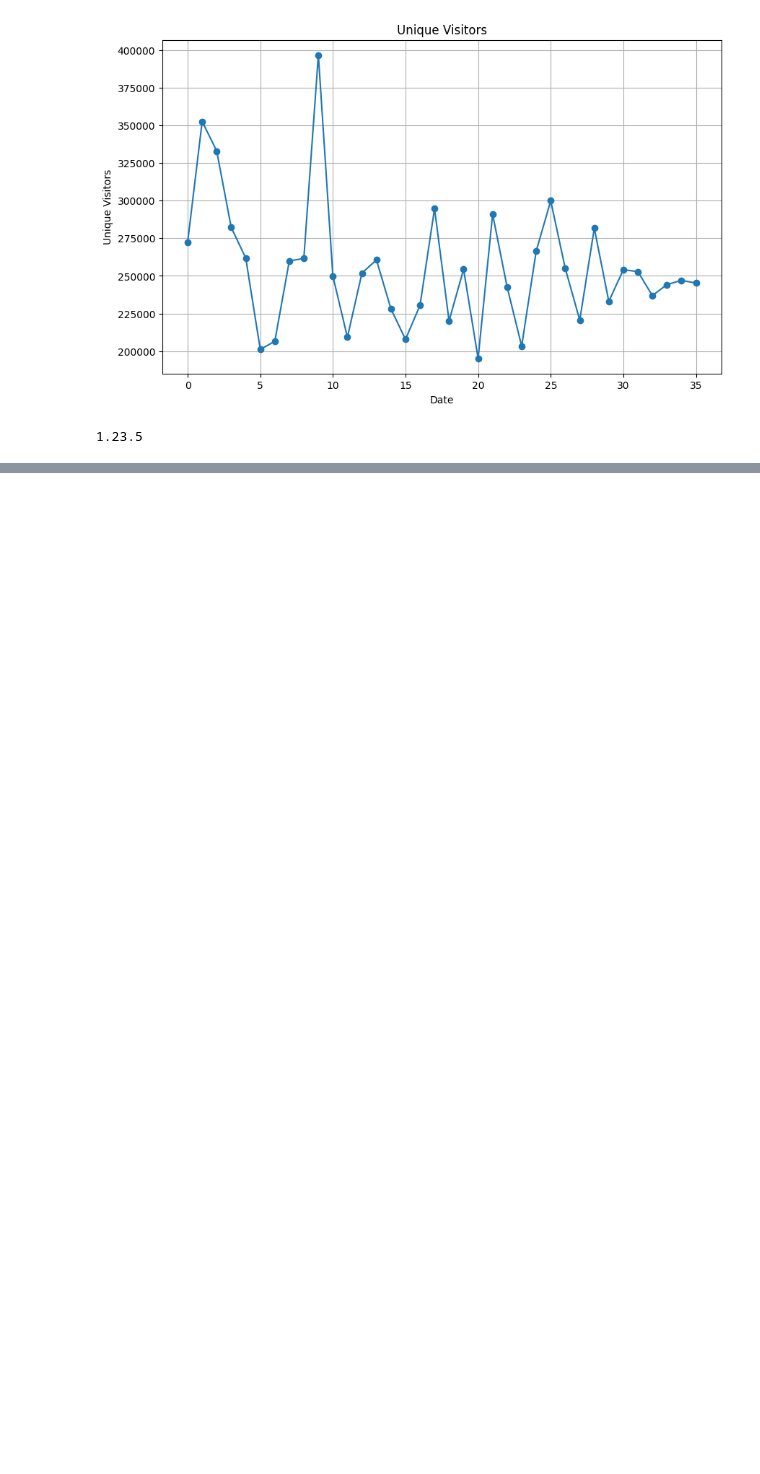
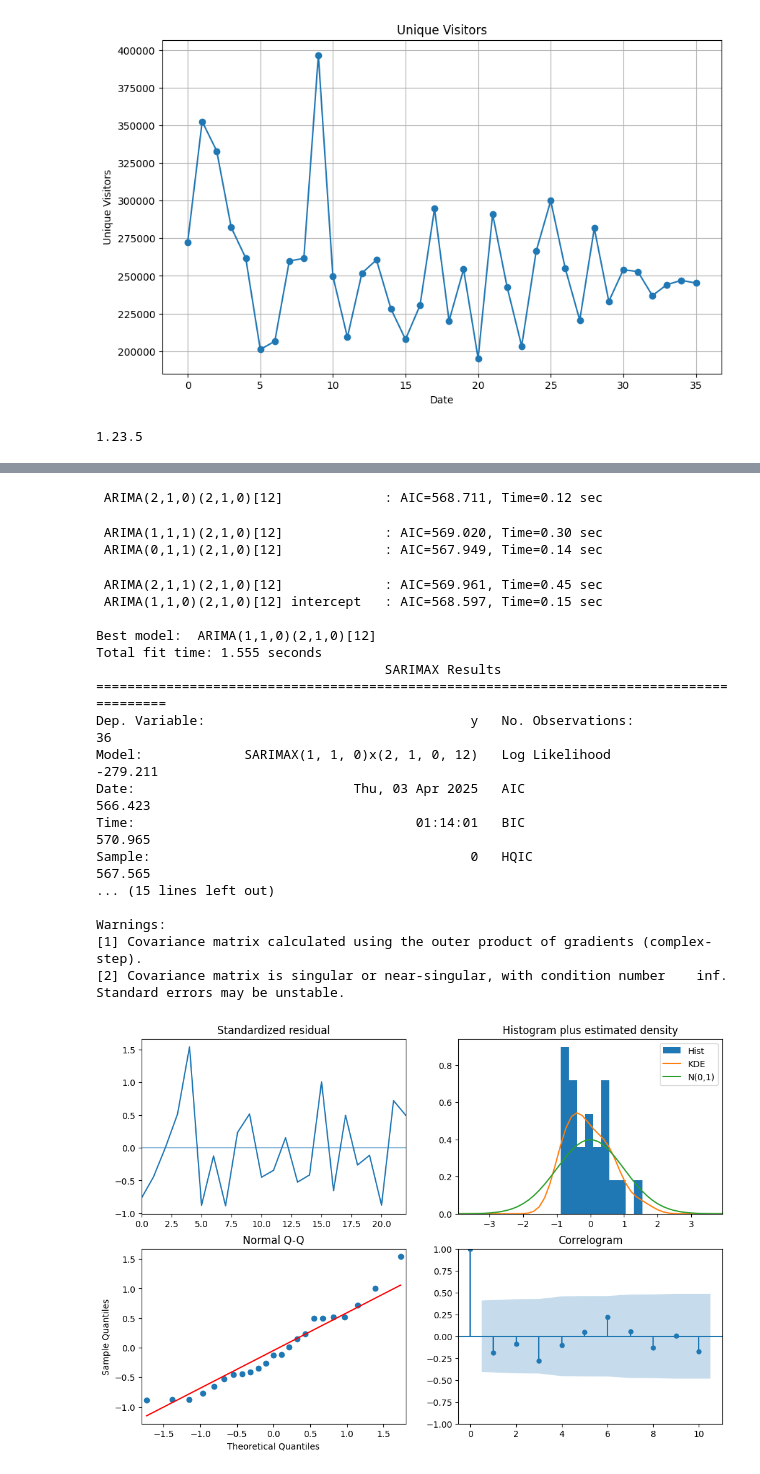
Before and after one commit to josean9/IA-Casos, a Jupyter notebook: notebooks/notebook1_eda.ipynb, the cells around one changed output, grey strips where cells are left out. Drawn from its saved outputs; the diff is of its cells as text; code cells hidden in the pictures; blank space fills up the shorter version.

```diff
--- a/notebooks/notebook1_eda.ipynb
+++ b/notebooks/notebook1_eda.ipynb
@@ -239,0 +44,57 @@ ValueError: Input contains NaN.
+# %%
+from sklearn.model_selection import train_test_split
+from sklearn.preprocessing import StandardScaler
+
+
+# 1. Preprocesamiento
+y = np.log1p(df["Unique_visitors"])  # Transformación logarítmica
+X = df[['SocialNetworks', 'PaidSearch']]  # Variables exógenas clave
+
+
+# Dividir en train y test (80%-20%)
+train_size = int(len(df) * 0.8)
+y_train, y_test = y.iloc[:train_size], y.iloc[train_size:]
+X_train, X_test = X.iloc[:train_size, :], X.iloc[train_size:, :]
+
+scaler = StandardScaler()
+
+# 3. Escalado (solo con datos de train para evitar data leakage)
+scaler = StandardScaler()
+X_scaled = pd.DataFrame(scaler.fit_transform(X),
+                           columns=X.columns,
+                           index=X.index)
+X_train_scaled = pd.DataFrame(scaler.fit_transform(X_train),
+                           columns=X_train.columns,
+                           index=X_train.index)
+X_test_scaled = pd.DataFrame(scaler.transform(X_test),
+                          columns=X_test.columns,
+                          index=X_test.index)
+
+
+# 2. Búsqueda del modelo óptimo
+model = auto_arima(
+    y,
+    exogenous=X_scaled,  # Opcional: eliminar si no hay relación clara
+    seasonal=True,
+    m=12,
+    d=1,                  # Diferenciación no estacional fija
+    D=1,                  # Diferenciación estacional fija
+    start_q=1, max_q=1,   # Solo MA(1)
+    start_Q=0, max_Q=0,   # Sin MA estacional
+    stepwise=True,
+    trace=True,
+    suppress_warnings=True,
+    error_action='ignore'
+)
+
+# 3. Predicción
+preds_log = model.predict(n_periods=12, exogenous=X_scaled)
+preds = np.expm1(preds_log)  # Revertir transformación
+
+# 3. Validación
+print(model.summary())
+
+# Gráficos de diagnóstico
+model.plot_diagnostics(figsize=(12, 8))
+plt.show()
+# %% [output]
@@ -239,0 +109,21 @@ ValueError: Input contains NaN.
+ ARIMA(2,1,0)(2,1,0)[12]             : AIC=568.711, Time=0.12 sec
+ ARIMA(1,1,1)(2,1,0)[12]             : AIC=569.020, Time=0.30 sec
+ ARIMA(0,1,1)(2,1,0)[12]             : AIC=567.949, Time=0.14 sec
+ ARIMA(2,1,1)(2,1,0)[12]             : AIC=569.961, Time=0.45 sec
+ ARIMA(1,1,0)(2,1,0)[12] intercept   : AIC=568.597, Time=0.15 sec
+
+Best model:  ARIMA(1,1,0)(2,1,0)[12]
+Total fit time: 1.555 seconds
+                                     SARIMAX Results
+==========================================================================================
+Dep. Variable:                                  y   No. Observations:                   36
+Model:             SARIMAX(1, 1, 0)x(2, 1, 0, 12)   Log Likelihood                -279.211
+Date:                            Thu, 03 Apr 2025   AIC                            566.423
+Time:                                    01:14:01   BIC                            570.965
+Sample:                                         0   HQIC                           567.565
+... (15 lines left out)
+
+Warnings:
+[1] Covariance matrix calculated using the outer product of gradients (complex-step).
+[2] Covariance matrix is singular or near-singular, with condition number    inf. Standard errors may be unstable.
+[figure, added]
```
Also changed, not shown: parts of 7 cells of this notebook, 2 other files.
